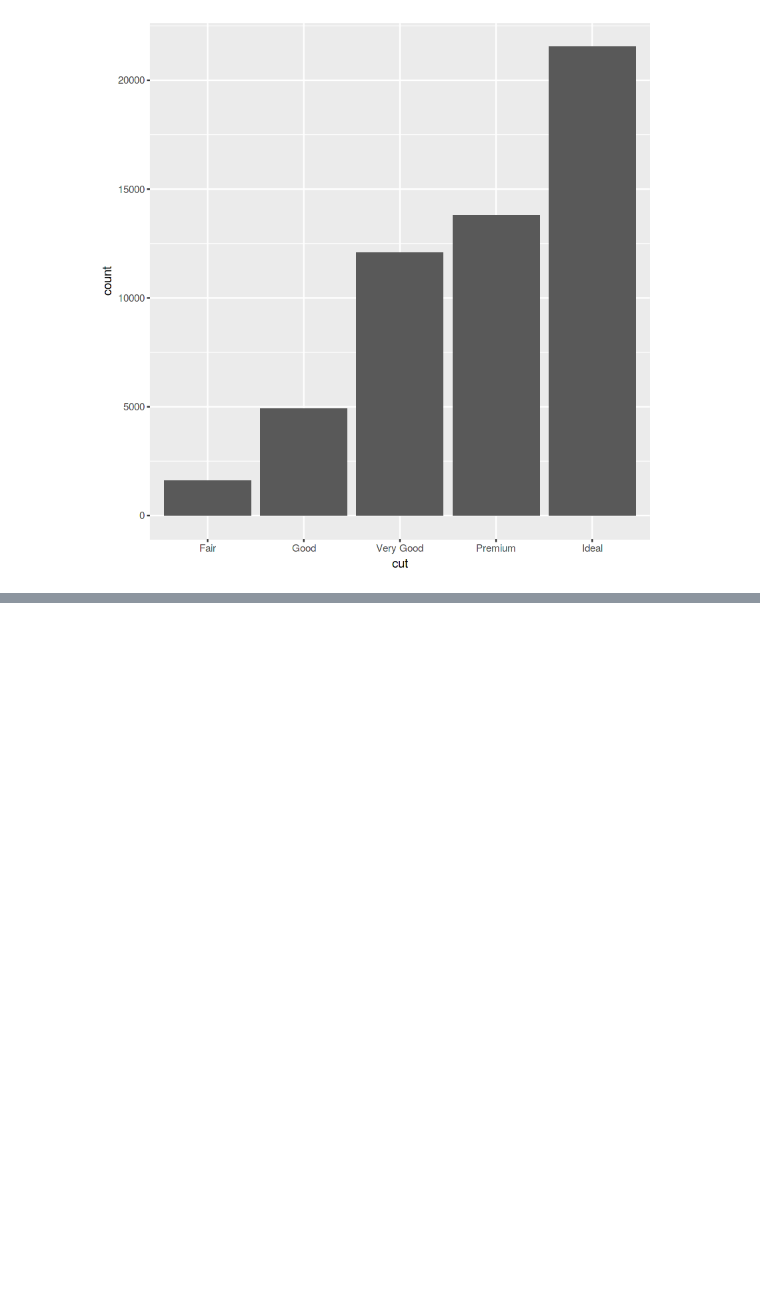
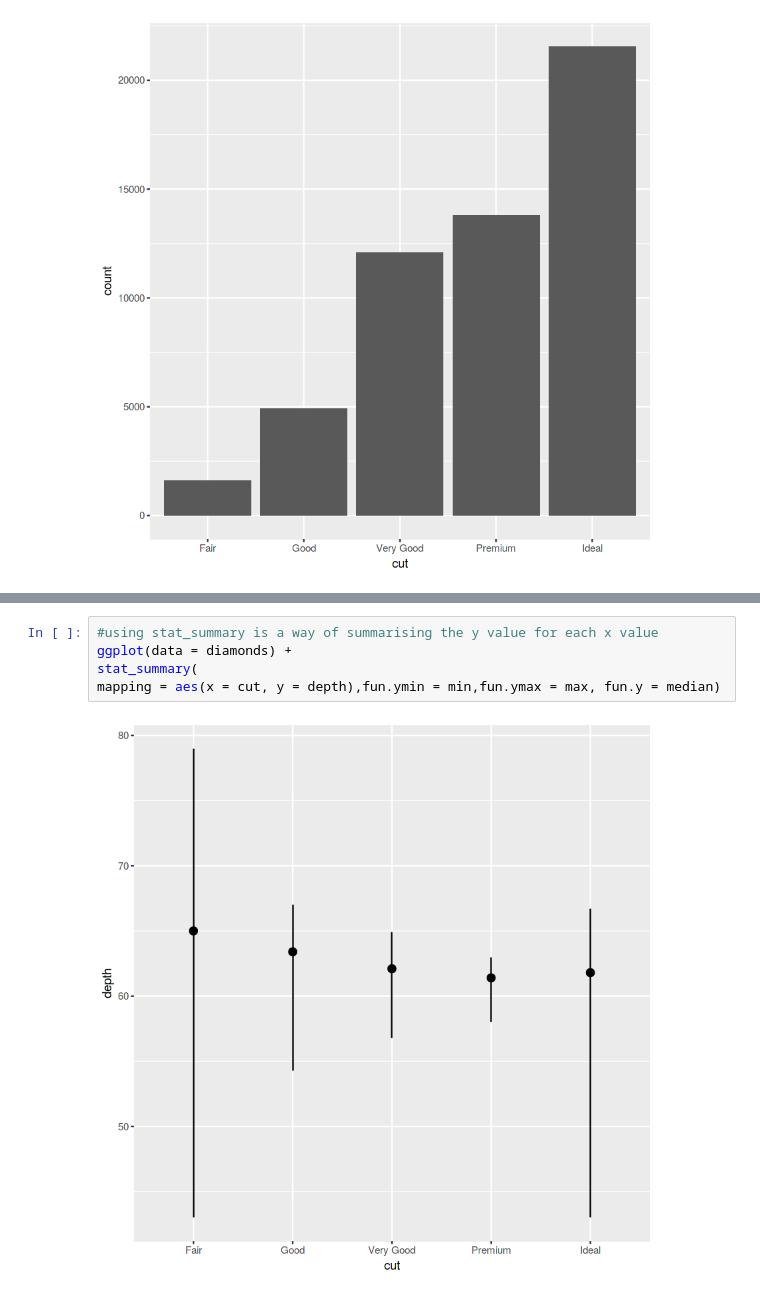
Before and after one commit to foreverloop/oneoff-example-code, a Jupyter notebook: R-basic-syntax.ipynb, the cells around one changed output, grey strips where cells are left out. Saved outputs shown, nothing was run; the diff lists cells and outputs as text; blank space fills up the shorter version.

```diff
--- a/R-basic-syntax.ipynb
+++ b/R-basic-syntax.ipynb
@@ -69,0 +85,7 @@ geom_bar(mapping = aes(x = cut, y = freq),stat = 'identity')
+# %%
+#using stat_summary is a way of summarising the y value for each x value
+ggplot(data = diamonds) +
+stat_summary(
+mapping = aes(x = cut, y = depth),fun.ymin = min,fun.ymax = max, fun.y = median)
+# %% [output]
+[figure, added]
```
Also changed, not shown: parts of 9 cells of this notebook.
